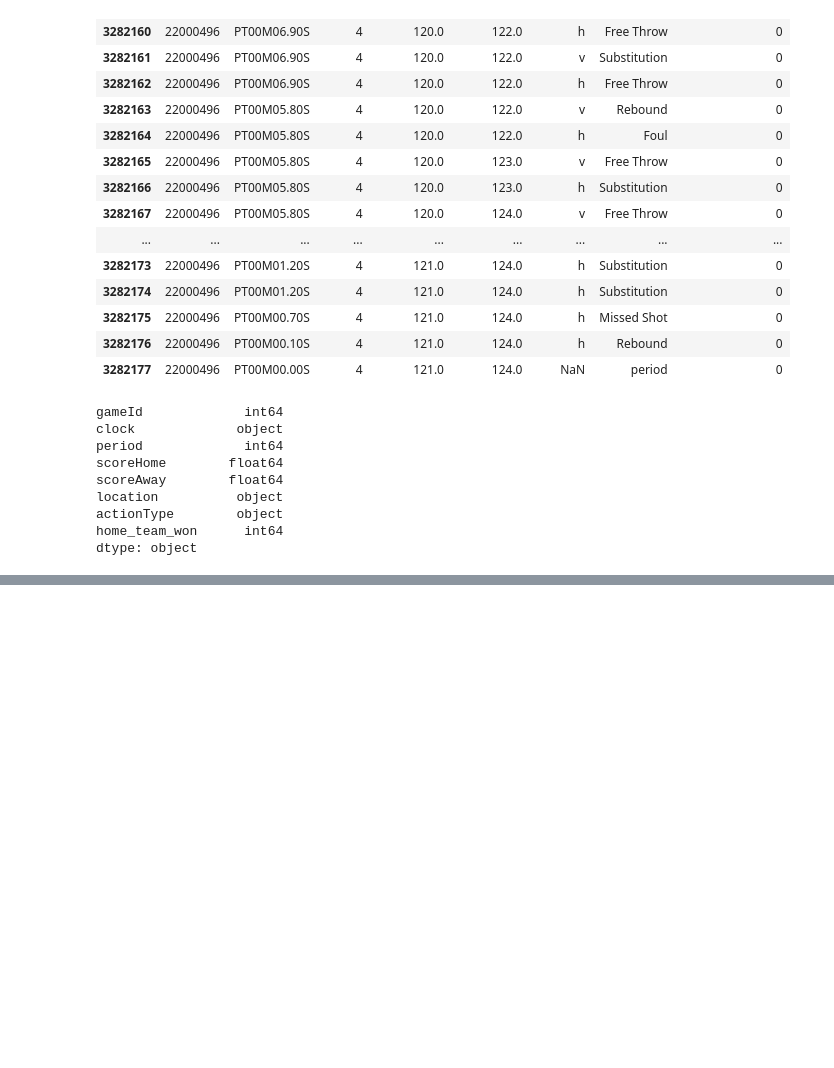
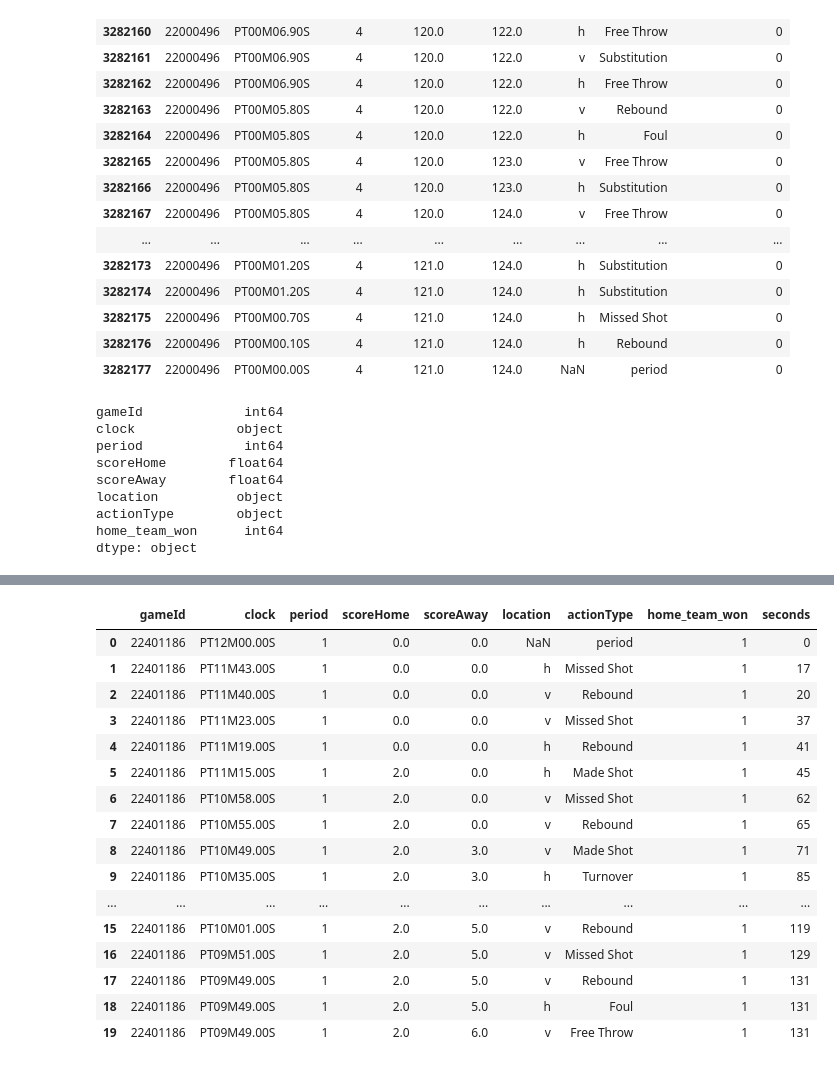
Before and after one commit to htaheri17/Real-Time-Win-Probability-Predictor, a Jupyter notebook: notebooks/win_probability_model.ipynb, the cells around one changed output, grey strips where cells are left out. Drawn from its saved outputs; the diff is of its cells as text; code cells hidden in the pictures; blank space fills up the shorter version.

Commit message:
create seconds column from clock and period columns

```diff
--- a/notebooks/win_probability_model.ipynb
+++ b/notebooks/win_probability_model.ipynb
@@ -155,0 +178,39 @@ dtype: object
+# %%
+# created a function to convert clock and period columns to a single column of just seconds
+def parse_clock(clock, period):
+    clock = clock.split("M")
+    clock[0] = clock[0][2:]
+    clock[1] = clock[1][:-4]
+
+    clock_seconds_left = int(clock[0]) * 60 + int(clock[1])
+
+    if period < 5:
+        seconds_before_period = (period - 1) * 720
+        seconds = seconds_before_period + (720 - clock_seconds_left)
+    else:
+        seconds_before_period = 2880 + (period - 5) * 300
+        seconds = seconds_before_period + (300 - clock_seconds_left)
+
+    return seconds
+# %%
+# apply the function to the data frame
+df["seconds"] = df.apply(lambda row: parse_clock(row["clock"], row["period"]), axis = 1)
+df.head(20)
+# %% [output]
+|  | gameId | clock | period | scoreHome | scoreAway | location | actionType | home_team_won | seconds |
+| 0 | 22401186 | PT12M00.00S | 1 | 0.0 | 0.0 | NaN | period | 1 | 0 |
+| 1 | 22401186 | PT11M43.00S | 1 | 0.0 | 0.0 | h | Missed Shot | 1 | 17 |
+| 2 | 22401186 | PT11M40.00S | 1 | 0.0 | 0.0 | v | Rebound | 1 | 20 |
+| 3 | 22401186 | PT11M23.00S | 1 | 0.0 | 0.0 | v | Missed Shot | 1 | 37 |
+| 4 | 22401186 | PT11M19.00S | 1 | 0.0 | 0.0 | h | Rebound | 1 | 41 |
+| 5 | 22401186 | PT11M15.00S | 1 | 2.0 | 0.0 | h | Made Shot | 1 | 45 |
+| 6 | 22401186 | PT10M58.00S | 1 | 2.0 | 0.0 | v | Missed Shot | 1 | 62 |
+| 7 | 22401186 | PT10M55.00S | 1 | 2.0 | 0.0 | v | Rebound | 1 | 65 |
+| 8 | 22401186 | PT10M49.00S | 1 | 2.0 | 3.0 | v | Made Shot | 1 | 71 |
+| 9 | 22401186 | PT10M35.00S | 1 | 2.0 | 3.0 | h | Turnover | 1 | 85 |
+| ... | ... | ... | ... | ... | ... | ... | ... | ... | ... |
+| 15 | 22401186 | PT10M01.00S | 1 | 2.0 | 5.0 | v | Rebound | 1 | 119 |
+| 16 | 22401186 | PT09M51.00S | 1 | 2.0 | 5.0 | v | Missed Shot | 1 | 129 |
+| 17 | 22401186 | PT09M49.00S | 1 | 2.0 | 5.0 | v | Rebound | 1 | 131 |
+| 18 | 22401186 | PT09M49.00S | 1 | 2.0 | 5.0 | h | Foul | 1 | 131 |
+| 19 | 22401186 | PT09M49.00S | 1 | 2.0 | 6.0 | v | Free Throw | 1 | 131 |
```
Also changed, not shown: parts of 5 cells of this notebook.
